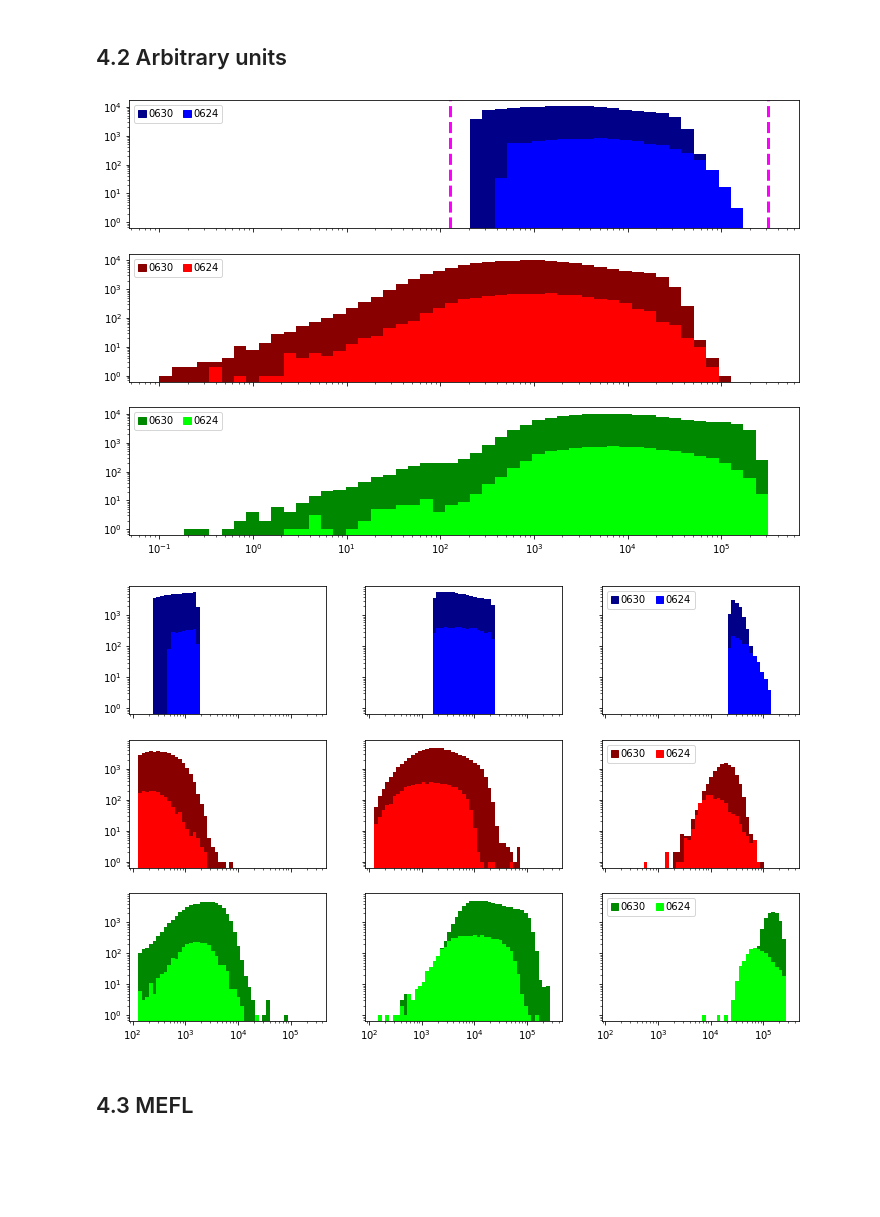
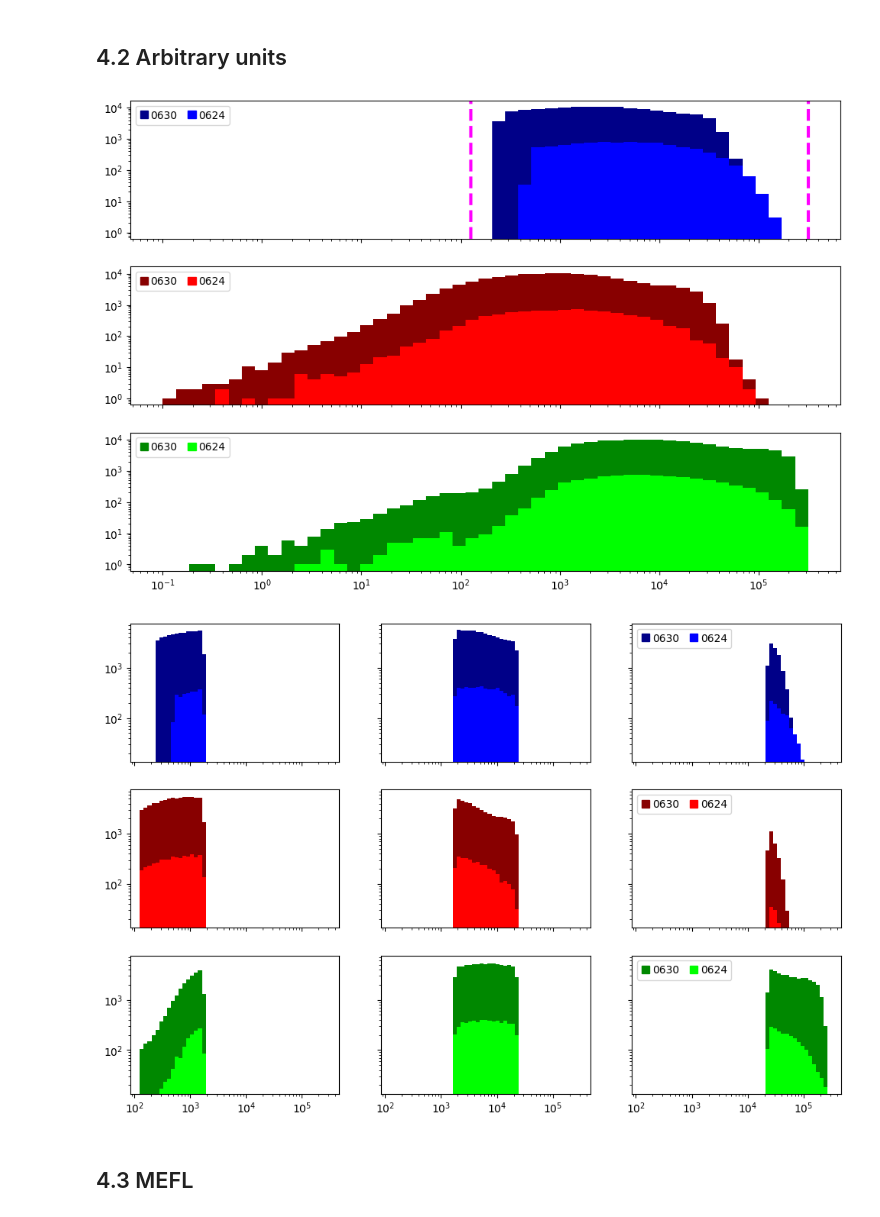
Before and after one commit to tim-tx/calibrated-microscopy, a Jupyter notebook: comparison.ipynb, the cells around one changed output. Saved outputs shown, nothing was run; the diff lists cells and outputs as text; code cells hidden in the pictures; blank space fills up the shorter version.

```diff
--- a/comparison.ipynb
+++ b/comparison.ipynb
@@ -150,23 +193,25 @@ for s in (2, 4):
 # %% [markdown]
 ## 4.1 Setup
 # %%
-base_path = os.path.join(path, "2D_Data", "ColorControls")
+path = BASE_DATA_PATH / "MicroTASBE/2D_Data/ColorControls"
 facs = {d: {} for d in dates}
 
 for date in facs:
-  dataset_path = os.path.join(base_path, f"Kiwimagi{date}2020", "FACsData")
+  dataset_path = path / f"Kiwimagi{date}2020" / "FACsData"
   for unit in ("au", "mefl"):
-    facs[date][unit] = {key: pd.DataFrame() for key in ("red", "green", "blue", "multi", "wildtype")}
-    csv_path = os.path.join(dataset_path, f"csvFiles_{unit.upper()}")
-    for fname in glob(os.path.join(csv_path, "*.csv")):
-      chan = os.path.basename(fname).rstrip(".csv").split("-")[0].lower()
-      facs[date][unit][chan] = facs[date][unit][chan].append(pd.read_csv(fname)) # Files -1.csv, -2.csv etc. are technical replicates
+    facs[date][unit] = {key: [] for key in ("red", "green", "blue", "multi", "wildtype")}
+    csv_path = dataset_path / f"csvFiles_{unit.upper()}"
+    for fname in csv_path.glob("*.csv"):
+      chan = fname.stem.split("-")[0].lower()
+      facs[date][unit][chan].append(pd.read_csv(fname)) # Files -1.csv, -2.csv etc. are technical replicates
+    for chan, arr in facs[date][unit].items():
+      facs[date][unit][chan] = pd.concat(arr, axis=0)
 # %%
 # columns to use in plot, rows in the plot are in the same order as this list
 facs_cols = ["Pacific Blue-A", "PE-Texas Red-A", "FITC-A"]
 
 # bin on blue
-facs_col = facs_cols[0]
+facs_bin_col = facs_cols[0]
 # %%
 print(facs["0630"]["mefl"]["red"].columns)
 # %% [output]
@@ -193,11 +238,11 @@ for date in facs:
   facs_gmm[date] = {}
   for unit in facs[date]:
     d = facs[date][unit]["multi"][facs_cols]
-    t = d[d[facs_col] > 0]
-    x = np.log10(t[facs_col].values)
+    t = d[d[facs_bin_col] > 0]
+    x = np.log10(t[facs_bin_col].values)
     gmm = sklearn.mixture.GaussianMixture(n_components=2, covariance_type="full", random_state=1)
     l = gmm.fit_predict(x.reshape(-1, 1))
-    if scipy.stats.gmean(t[l == 0][facs_col]) > scipy.stats.gmean(t[l == 1][facs_col]):
+    if scipy.stats.gmean(t[l == 0][facs_bin_col]) > scipy.stats.gmean(t[l == 1][facs_bin_col]):
       l = l ^ 1 # will not be congruent with gmm object anymore
     fig, ax = plt.subplots()
     ax.hist(x[l == 0], alpha=0.5, bins=bins)
@@ -212,0 +260,14 @@ for date in facs:
+# %%
+km = sklearn.cluster.KMeans(n_clusters=2)
+date = "0630"
+unit = "au"
+d = facs[date][unit]["multi"][facs_cols]
+t = d[d[facs_bin_col] > 0]
+x = np.log10(t[facs_bin_col].values)
+l = km.fit_predict(x.reshape(-1, 1))
+fig, ax = plt.subplots()
+bins = np.linspace(0, 8)
+ax.hist(x[l == 0], alpha=0.5, bins=bins)
+ax.hist(x[l == 1], alpha=0.5, bins=bins)
+ax.hist(x, histtype="step", lw=3, bins=bins)
+pass
@@ -215,24 +278,24 @@ for date in facs:
 # %%
 bl = 2.1
 bh = 5.5
 for i, bins in enumerate([
                           np.logspace(-1, bh, 2),
                           np.logspace(bl, bh, 4)
 ]):
   fig, ax = get_fig(len(facs_cols), len(bins)-1, yscale="log")
   for ar, h, l in zip(ax, handles, labels):  # channel / row
     ar[-1].legend(h, l, **legend_kw)
 
   for k, c in zip(dates, (c1, c2)):  # date
     data = facs_gmm[k]["au"]["multi"][facs_cols]
-    bin_plot(data[data > 0], facs_col, ax, bin_edges=bins, colors=c);
+    bin_plot(data[data > 0], facs_cols, ax, bin_edges=bins, colors=c);
 
   if i == 0:
     ax[0][-1].axvline(10**bl, color='magenta', ls="--", lw=3)
     ax[0][-1].axvline(10**bh, color='magenta', ls="--", lw=3)
 # %% [output]
-[figure, old version]
+[figure, new version]
-[figure, old version]
+[figure, new version]
 # %% [markdown]
 ## 4.3 MEFL
 # %%
```
Also changed, not shown: parts of 39 cells of this notebook, 2 other files.
